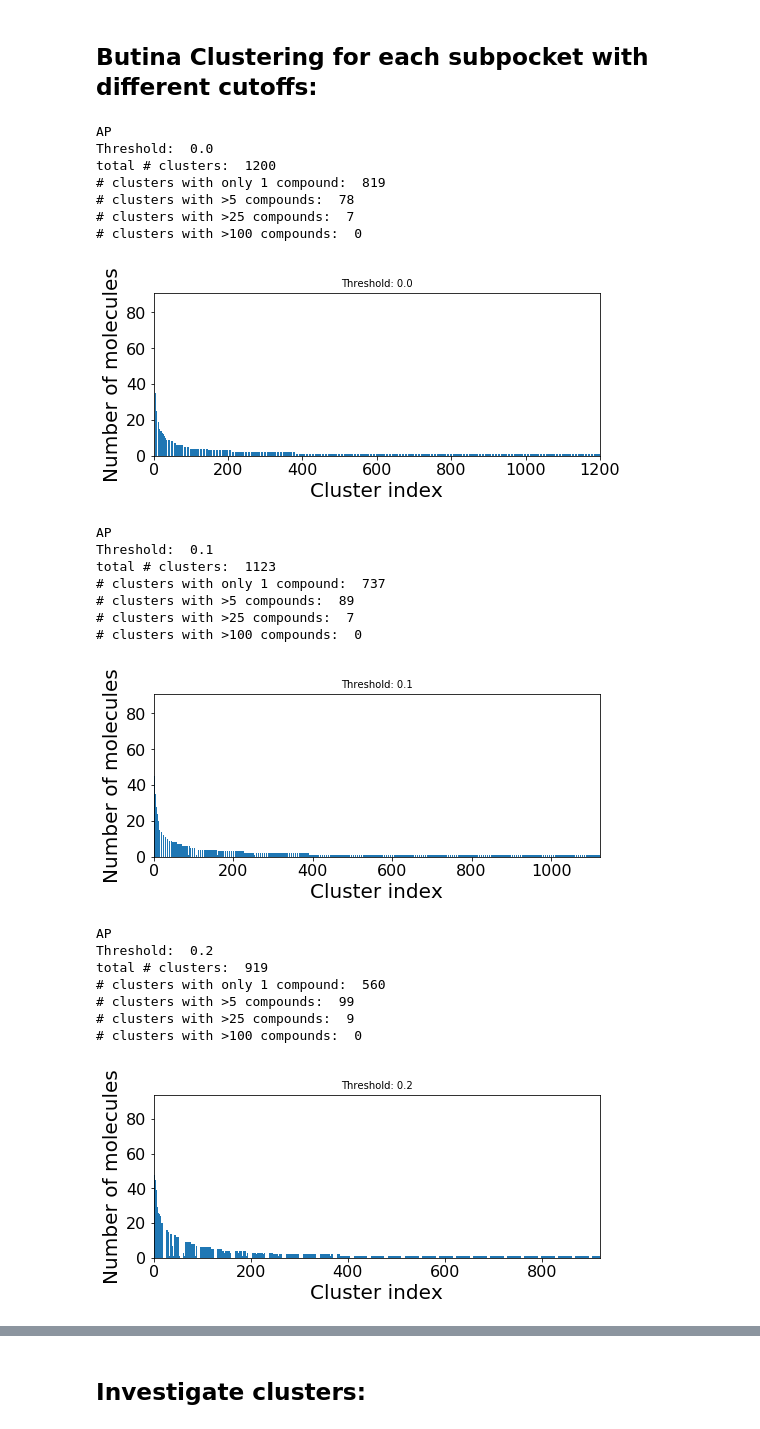
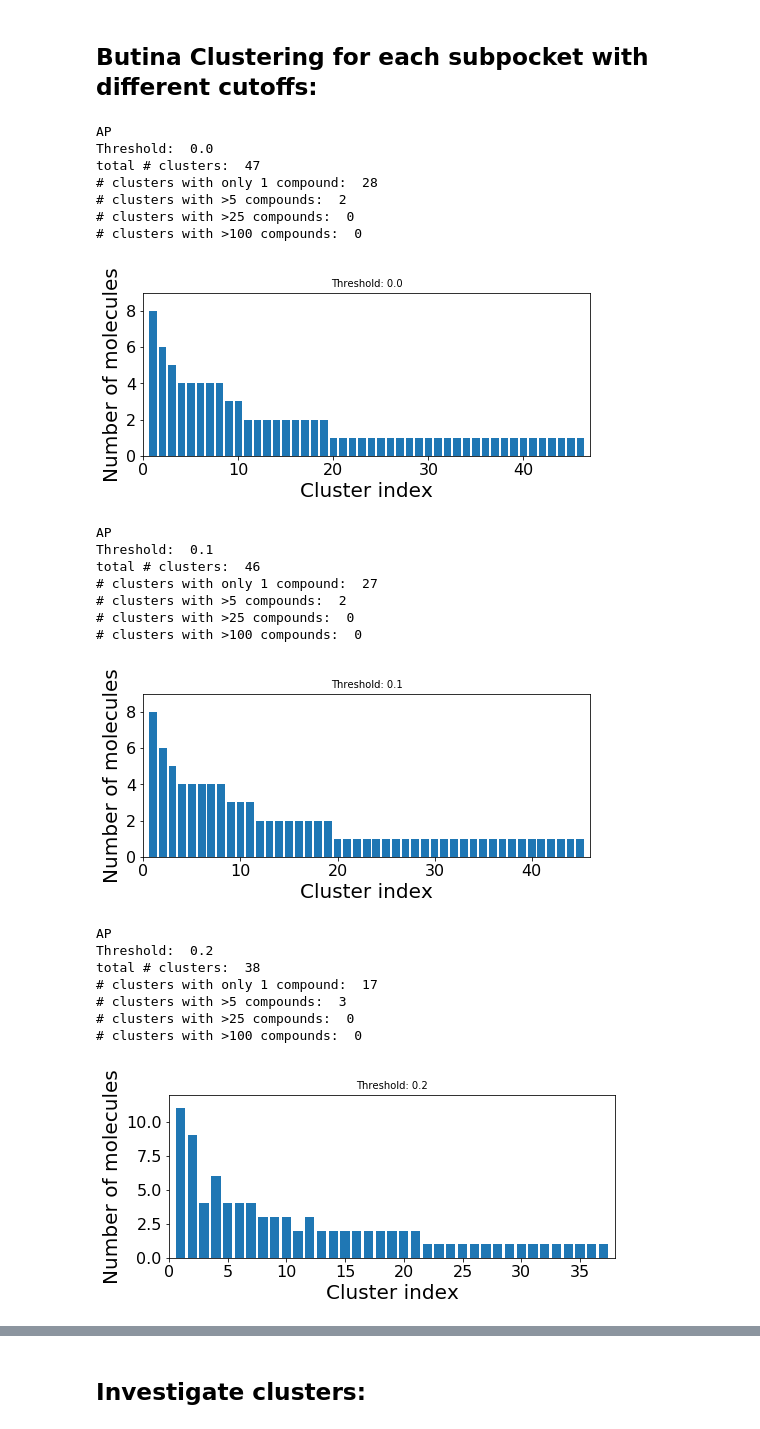
Before and after one commit to volkamerlab/KinaseFocusedFragmentLibrary, a Jupyter notebook: analysis/clustering.ipynb, the cells around one changed output, grey strips where cells are left out. Saved outputs shown, nothing was run; the diff lists cells and outputs as text; code cells hidden in the pictures.

```diff
--- a/analysis/clustering.ipynb
+++ b/analysis/clustering.ipynb
@@ -24,7 +24,7 @@ import matplotlib.pyplot as plt
 def remove_duplicates(lst):
     return list(dict.fromkeys(lst))
 # %%
-path_to_library = '/home/paula/Masterarbeit/KinaseFocusedFragmentLibrary/FragmentLibrary'
+path_to_library = '../FragmentLibrary'
 
 # list of folders for each subpocket
 folders = glob.glob(path_to_library+'/*')
@@ -224,7 +332,7 @@ def ClusterFps(fps, cutoff=0.2):
     clusters = Butina.ClusterData(distance_matr,len(fps),cutoff,isDistData=True)
     return clusters
 # %%
-def analyze_clusters(clusters, i, cutoff):
+def analyze_clusters(clusters, subpocket, cutoff):
 
     # Give a short report about the numbers of clusters and their sizes
     num_clust_g1 = len([c for c in clusters if len(c) == 1])
@@ -232,7 +340,7 @@ def analyze_clusters(clusters, i, cutoff):
     num_clust_g25 = len([c for c in clusters if len(c) > 25])
     num_clust_g100 = len([c for c in clusters if len(c) > 100])
 
-    print(subpockets[i])
+    print(subpocket)
     print("Threshold: ", cutoff)
     print("total # clusters: ", len(clusters))
     print("# clusters with only 1 compound: ", num_clust_g1)
@@ -256,35 +364,34 @@ def analyze_clusters(clusters, i, cutoff):
 ## Butina Clustering for each subpocket with different cutoffs:
 # %%
 # cluster adenine pocket
-sb = 2
-fps = get_fps(data[sb])
+fps = df_AP.fingerprint
 for i in np.arange(0., 1.0, 0.1):
     clusters = ClusterFps(fps, cutoff=i)
-    analyze_clusters(clusters, sb, cutoff=i)
+    analyze_clusters(clusters, 'AP', cutoff=i)
 # %% [output]
 AP
 Threshold:  0.0
-total # clusters:  1200
-# clusters with only 1 compound:  819
-# clusters with >5 compounds:  78
-# clusters with >25 compounds:  7
+total # clusters:  47
+# clusters with only 1 compound:  28
+# clusters with >5 compounds:  2
+# clusters with >25 compounds:  0
 # clusters with >100 compounds:  0
-[figure, old version]
+[figure, new version]
 AP
 Threshold:  0.1
-total # clusters:  1123
-# clusters with only 1 compound:  737
-# clusters with >5 compounds:  89
-# clusters with >25 compounds:  7
+total # clusters:  46
+# clusters with only 1 compound:  27
+# clusters with >5 compounds:  2
+# clusters with >25 compounds:  0
 # clusters with >100 compounds:  0
-[figure, old version]
+[figure, new version]
 AP
 Threshold:  0.2
-total # clusters:  919
-# clusters with only 1 compound:  560
-# clusters with >5 compounds:  99
-# clusters with >25 compounds:  9
+total # clusters:  38
+# clusters with only 1 compound:  17
+# clusters with >5 compounds:  3
+# clusters with >25 compounds:  0
 # clusters with >100 compounds:  0
-[figure, old version]
+[figure, new version]
 AP
 Threshold:  0.30000000000000004
```
Also changed, not shown: parts of 44 cells of this notebook, 2 other files.
